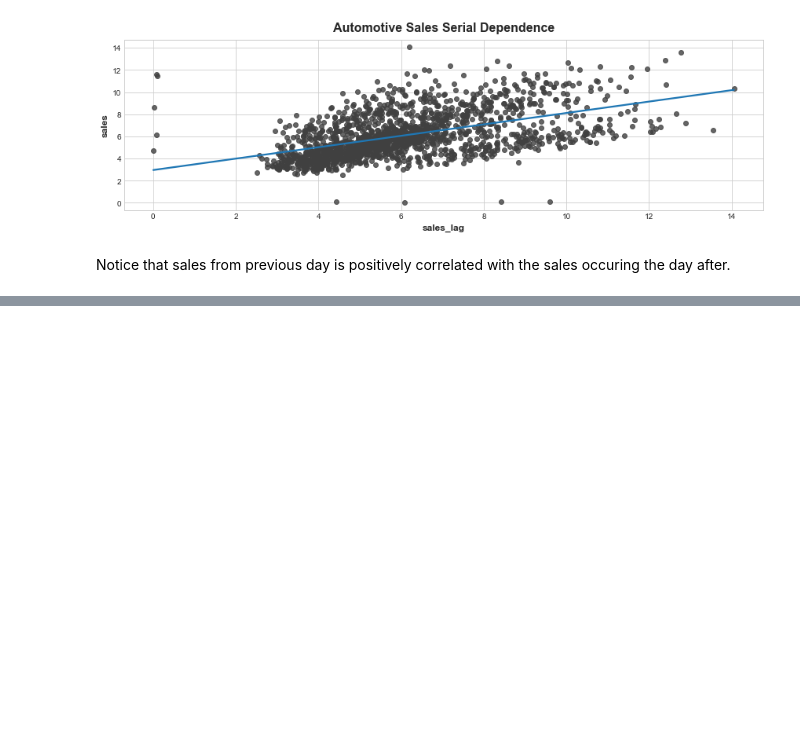
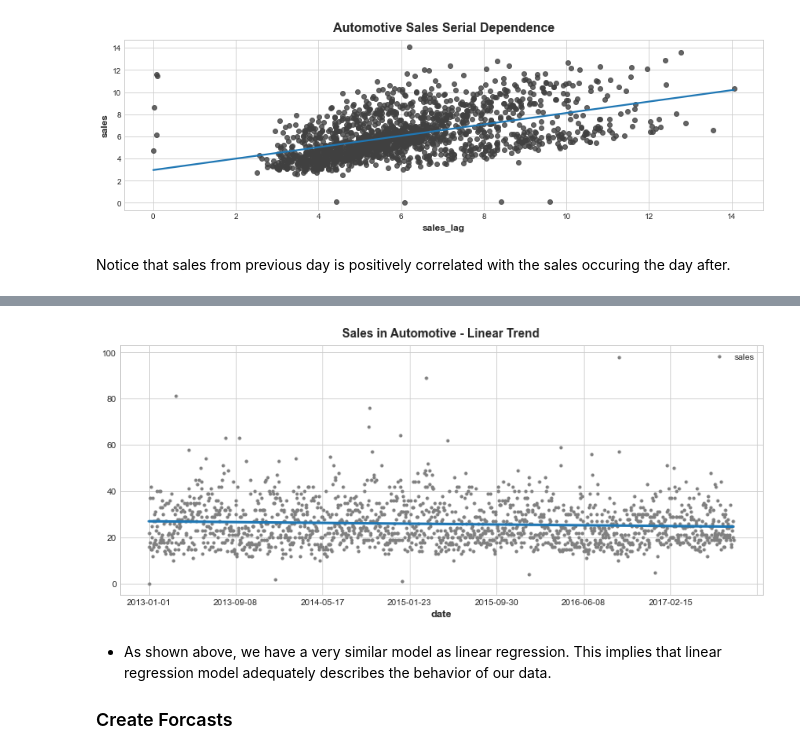
Before and after one commit to AndyLeeProjects/Store_Sales_Forecasting, a Jupyter notebook: Time_Series/automotive_sample.ipynb, the cells around one changed output, grey strips where cells are left out. Cells and saved outputs as stored; diff of their text form; code cells hidden in the pictures; blank space fills up the shorter version.

Commit message:
automtotive sample updated

```diff
--- a/Time_Series/automotive_sample.ipynb
+++ b/Time_Series/automotive_sample.ipynb
@@ -142,0 +172,13 @@ Notice that sales from previous day is positively correlated with the sales occu
+# %%
+from statsmodels.tsa.deterministic import DeterministicProcess
+
+dp = DeterministicProcess(
+    index=automotive_v2.index,  # dates from the training data
+    constant=True,       # dummy feature for the bias (y_intercept)
+    order=1,             # the time dummy (trend)
+    drop=True,           # drop terms if necessary to avoid collinearity
+)
+# `in_sample` creates features for the dates given in the `index` argument
+X = dp.in_sample()
+
+X.head()
@@ -142,0 +193,21 @@ Notice that sales from previous day is positively correlated with the sales occu
+# %%
+from sklearn.linear_model import LinearRegression
+
+y = automotive_v2["sales"]  # the target
+
+# The intercept is the same as the `const` feature from
+# DeterministicProcess. LinearRegression behaves badly with duplicated
+# features, so we need to be sure to exclude it here.
+model = LinearRegression(fit_intercept=False)
+model.fit(X, y)
+
+y_pred = pd.Series(model.predict(X), index=X.index)
+# %%
+ax = automotive_v2.plot(style=".", color="0.5", title="Sales in Automotive - Linear Trend")
+_ = y_pred.plot(ax=ax, linewidth=3, label="Trend")
+# %% [output]
+[figure, added]
+# %% [markdown]
+- As shown above, we have a very similar model as linear regression. This implies that linear regression model adequately describes the behavior of our data.
+
+### Create Forcasts
```
Also changed, not shown: parts of 8 cells of this notebook, 10 other files.
